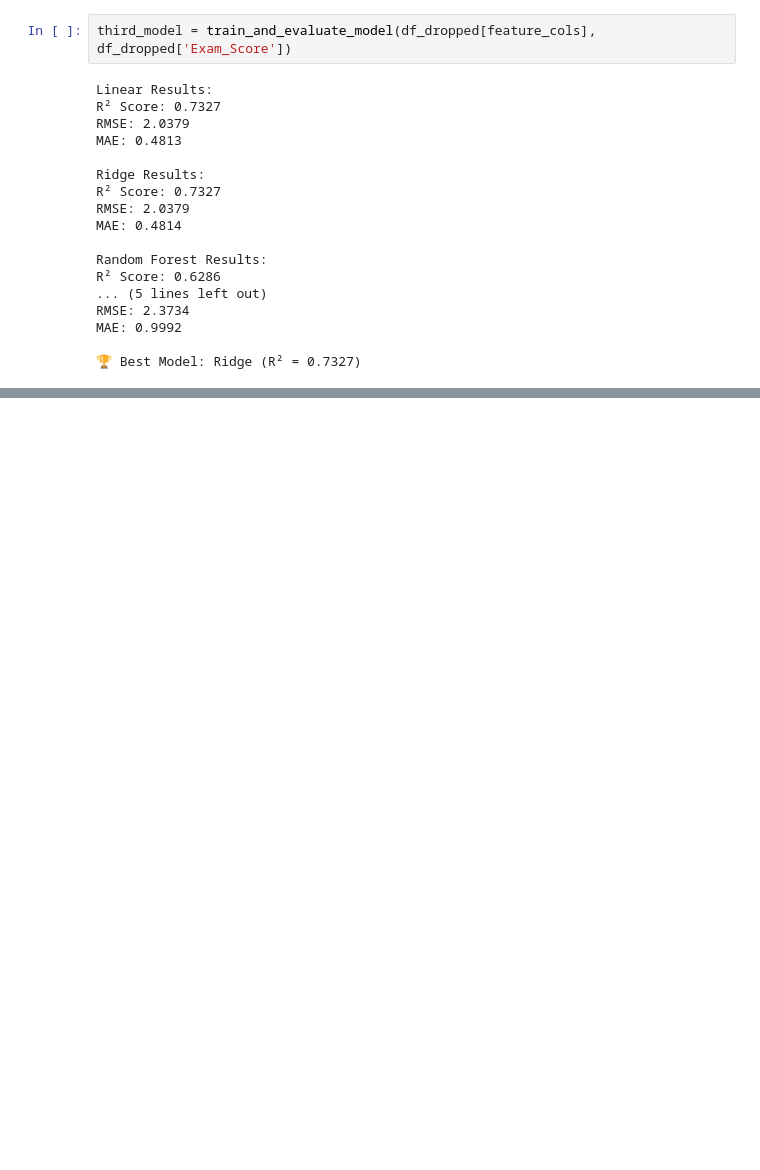
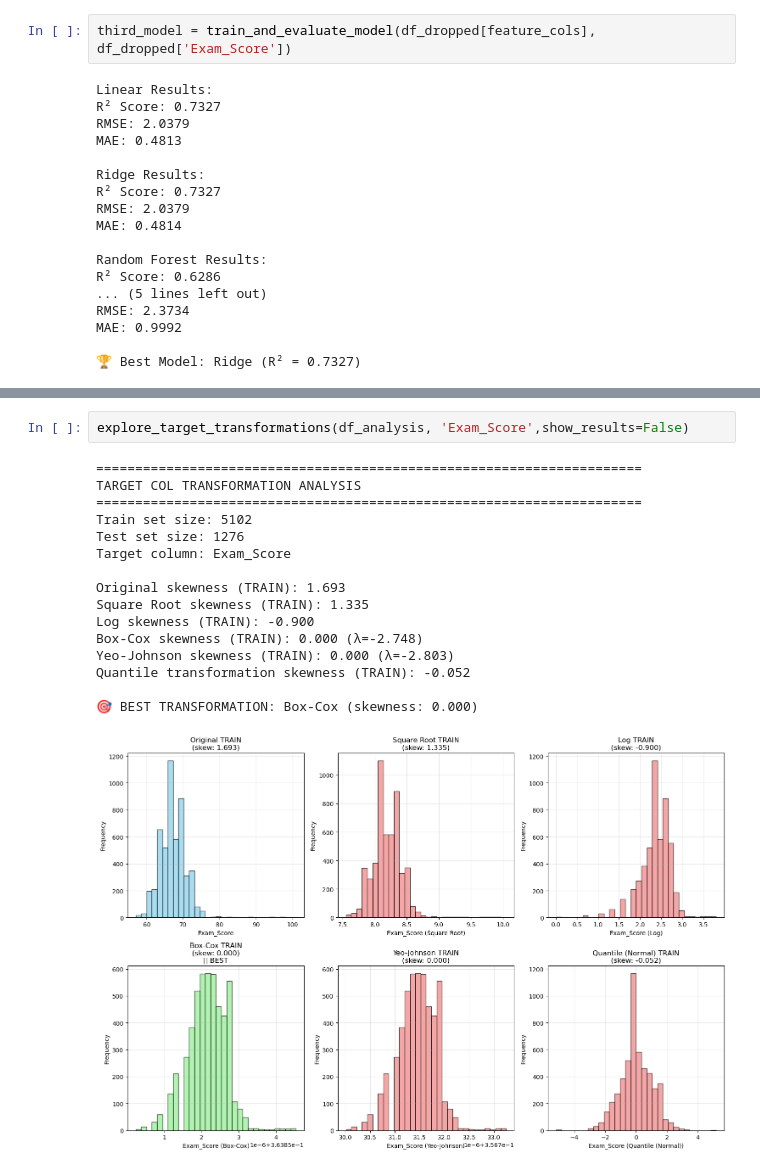
Before and after one commit to omar-desouki/Student-Score-Prediction-elevvo, a Jupyter notebook: dataset-analysis.ipynb, the cells around one changed output, grey strips where cells are left out. Drawn from its saved outputs; the diff is of its cells as text; blank space fills up the shorter version.

```diff
--- a/dataset-analysis.ipynb
+++ b/dataset-analysis.ipynb
@@ -1051,0 +543,19 @@ plt.tight_layout()plt.show()# Detailed text analysis for each featureprint("\n"
+# %%
+explore_target_transformations(df_analysis, 'Exam_Score',show_results=False)
+# %% [output]
+======================================================================
+TARGET COL TRANSFORMATION ANALYSIS
+======================================================================
+Train set size: 5102
+Test set size: 1276
+Target column: Exam_Score
+
+Original skewness (TRAIN): 1.693
+Square Root skewness (TRAIN): 1.335
+Log skewness (TRAIN): -0.900
+Box-Cox skewness (TRAIN): 0.000 (λ=-2.748)
+Yeo-Johnson skewness (TRAIN): 0.000 (λ=-2.803)
+Quantile transformation skewness (TRAIN): -0.052
+
+🎯 BEST TRANSFORMATION: Box-Cox (skewness: 0.000)
+[figure, added]
```
Also changed, not shown: parts of 41 cells of this notebook, 1 other file.
